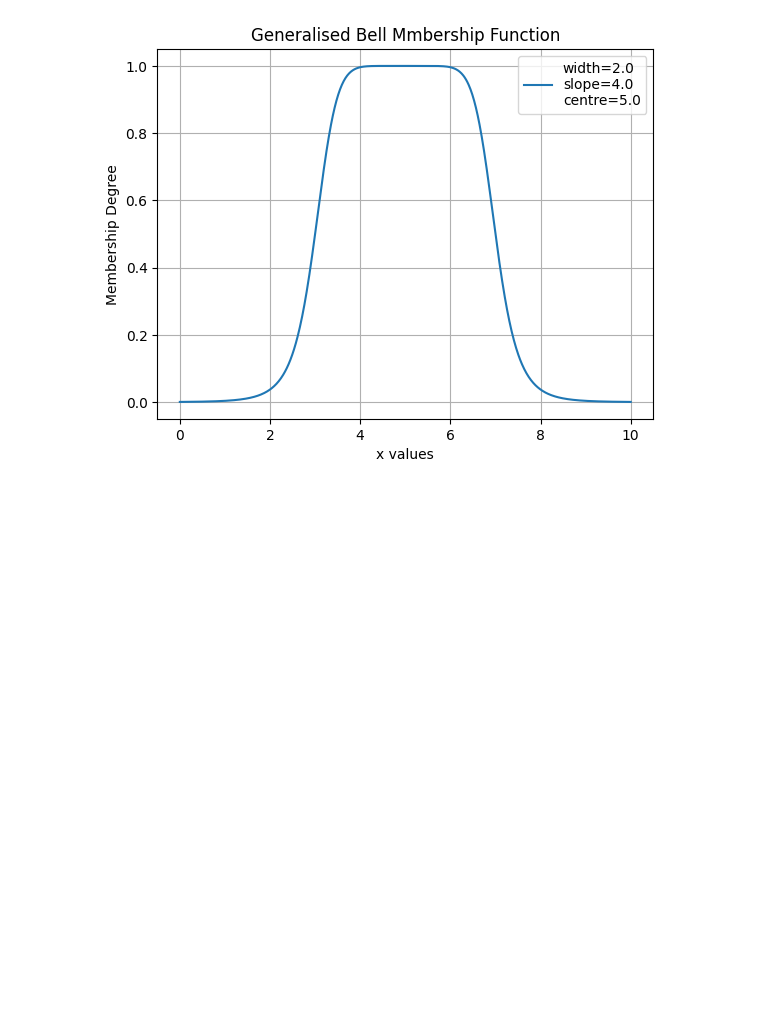
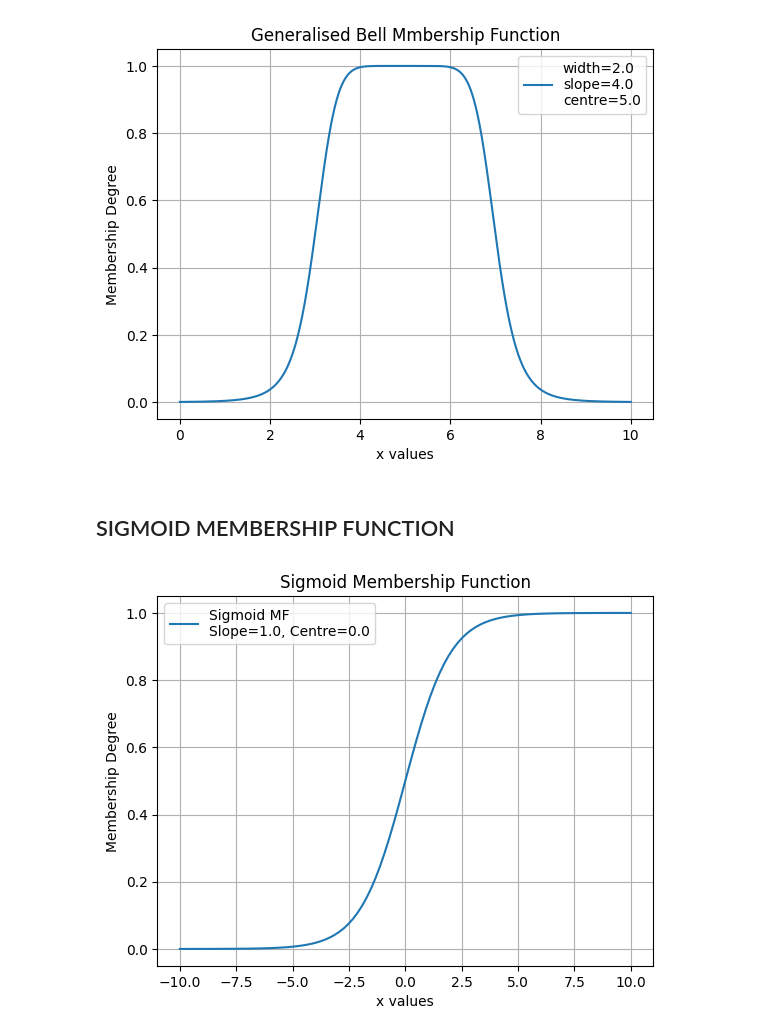
Before and after one commit to Thorfinn05/Soft-Computing, a Jupyter notebook: Fuzzy Membership Function/Fuzzy-Membership-Function.ipynb, the cells around one changed output. Saved outputs shown, nothing was run; the diff lists cells and outputs as text; code cells hidden in the pictures; blank space fills up the shorter version.

```diff
--- a/Fuzzy Membership Function/Fuzzy-Membership-Function.ipynb
+++ b/Fuzzy Membership Function/Fuzzy-Membership-Function.ipynb
@@ -100,20 +100,24 @@ plt.legend(); plt.grid()
 plt.show()
 # %% [output]
 [figure]
+# %% [markdown]
+<h2>SIGMOID MEMBERSHIP FUNCTION</h2>
 # %%
 def sigmoid_mf(x, a, c):
     return (1 / (1 + np.exp(-a * (x - c))))
 
 x = np.linspace(-10, 10, 100)
 
-a = float(input('Enter slope: '))
-c = float(input('Enter centre: '))
-y = sigmoid_mf(x, a, c)
+# a = float(input('Enter slope: '))
+# c = float(input('Enter centre: '))
+y = sigmoid_mf(x, 1.0, 0.0)
 
-plt.plot(x, y, label=f'Sigmoid MF\nSlope={a}, Centre={c}')
+plt.plot(x, y, label=f'Sigmoid MF\nSlope={1.0}, Centre={0.0}')
 plt.title('Sigmoid Membership Function')
 plt.xlabel('x values')
 plt.ylabel('Membership Degree')
 plt.legend()
 plt.grid()
 plt.show()
+# %% [output]
+[figure, added]
```
